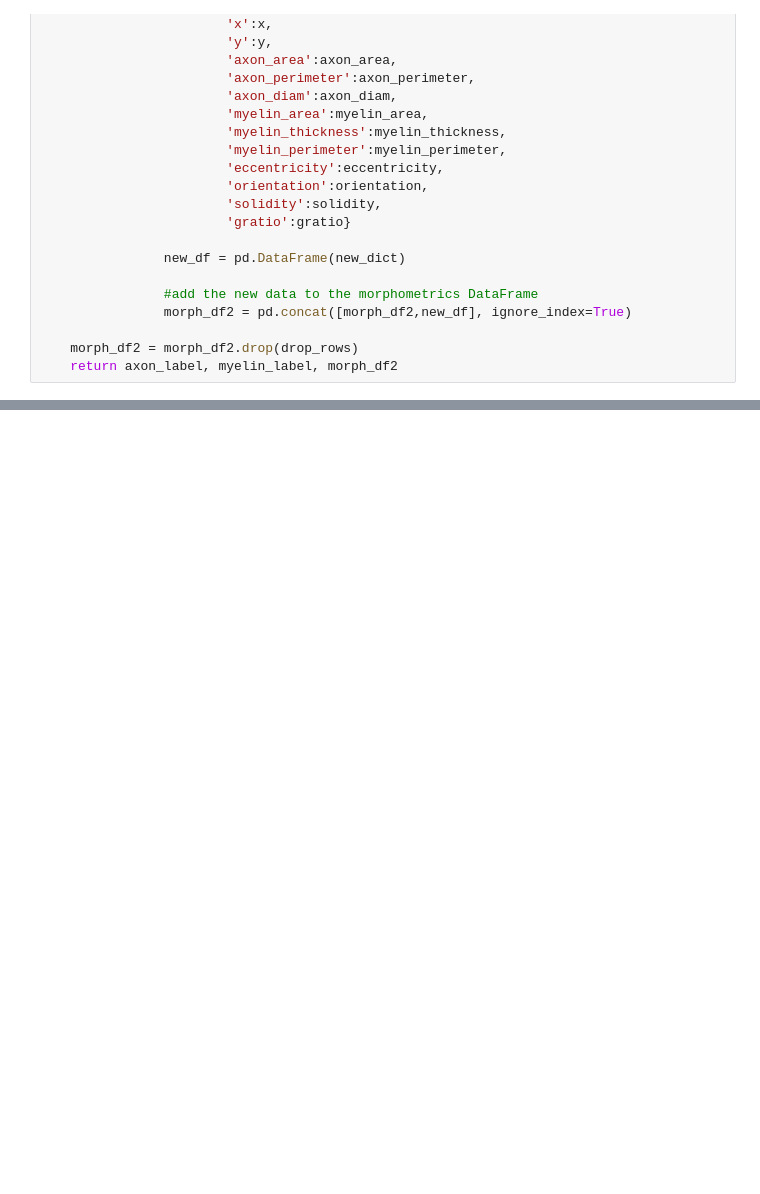
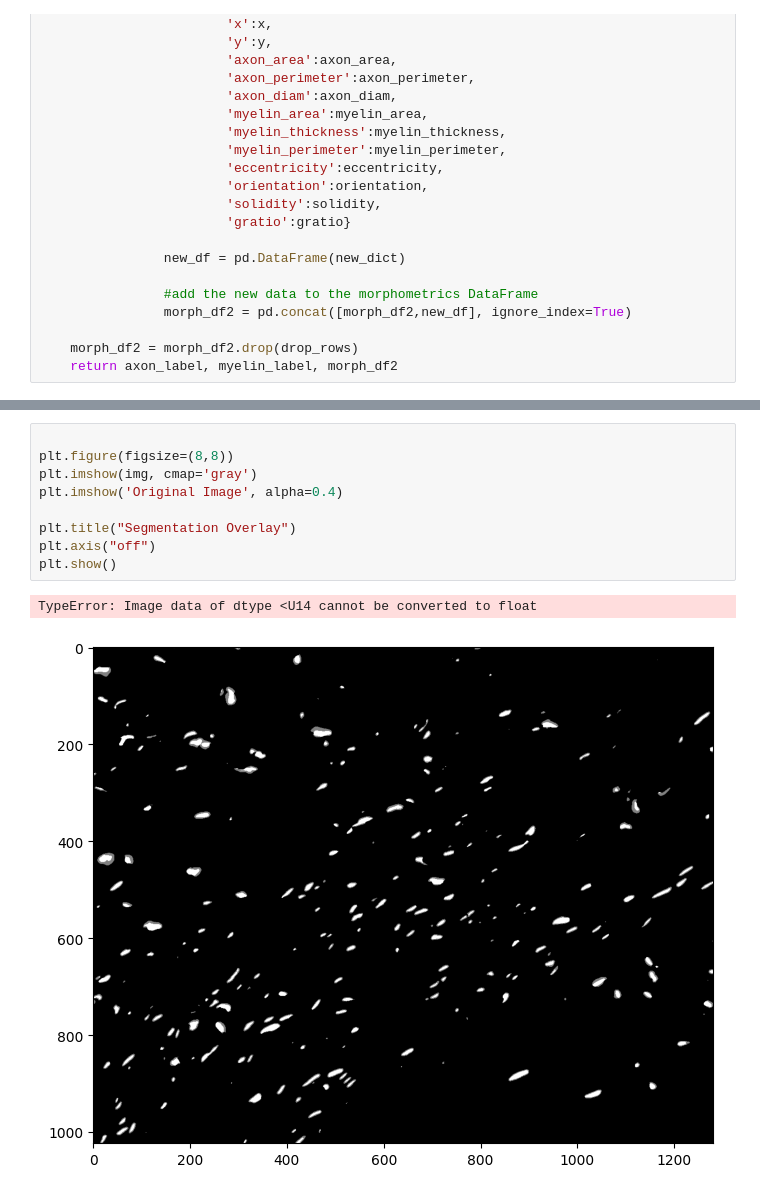
Before and after one commit to VCU-Orthopaedics-Microsurgery-Lab/deepaxon, a Jupyter notebook: morphometrics/check_watershed.ipynb, the cells around one changed output, grey strips where cells are left out. Drawn from its saved outputs; the diff is of its cells as text; blank space fills up the shorter version.

```diff
--- a/morphometrics/check_watershed.ipynb
+++ b/morphometrics/check_watershed.ipynb
@@ -264,2 +268,14 @@ plt.show()
+# %%
+
+plt.figure(figsize=(8,8))
+plt.imshow(img, cmap='gray')
+plt.imshow('Original Image', alpha=0.4)
+
+plt.title("Segmentation Overlay")
+plt.axis("off")
+plt.show()
+# %% [output]
+TypeError: Image data of dtype <U14 cannot be converted to float
+[figure, added]
 # %%
 # Convert labels to RGB image with unique colors
```
Also changed, not shown: parts of 11 cells of this notebook, 39 other files.
